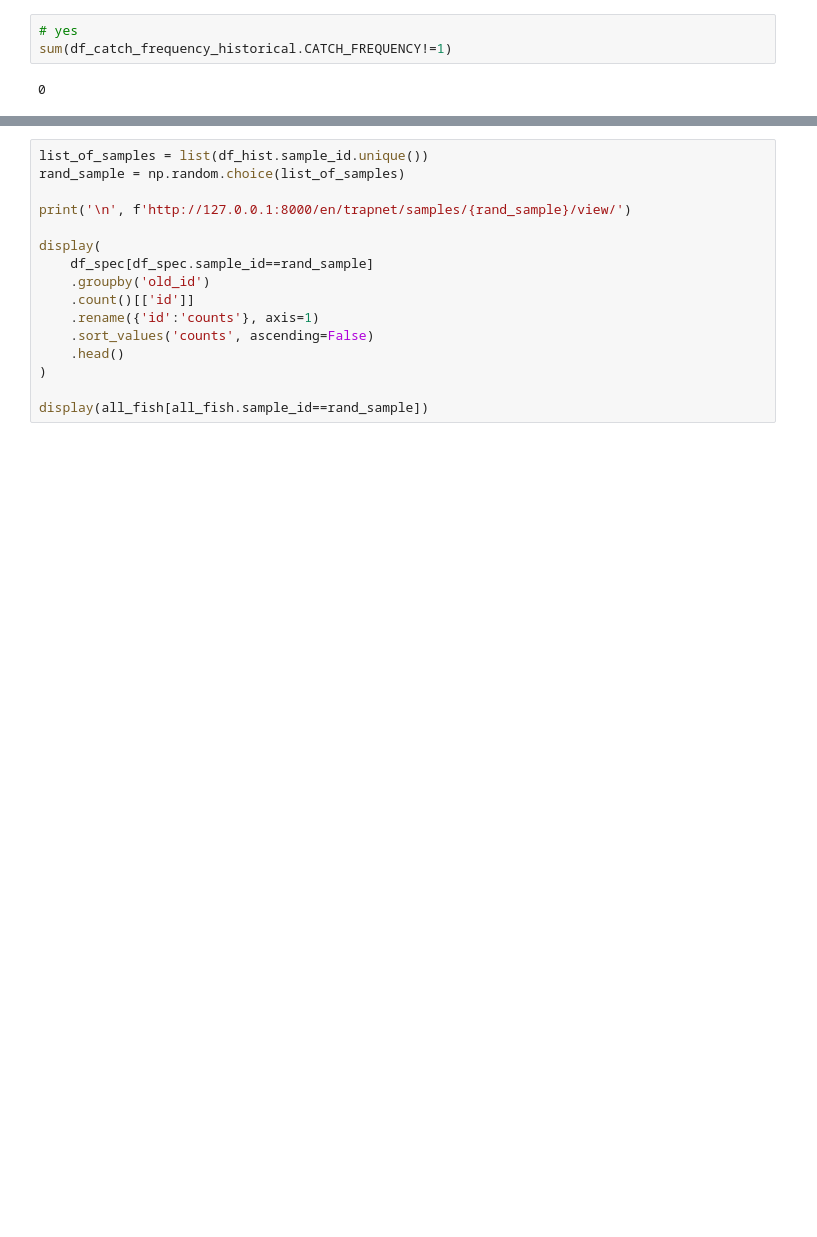
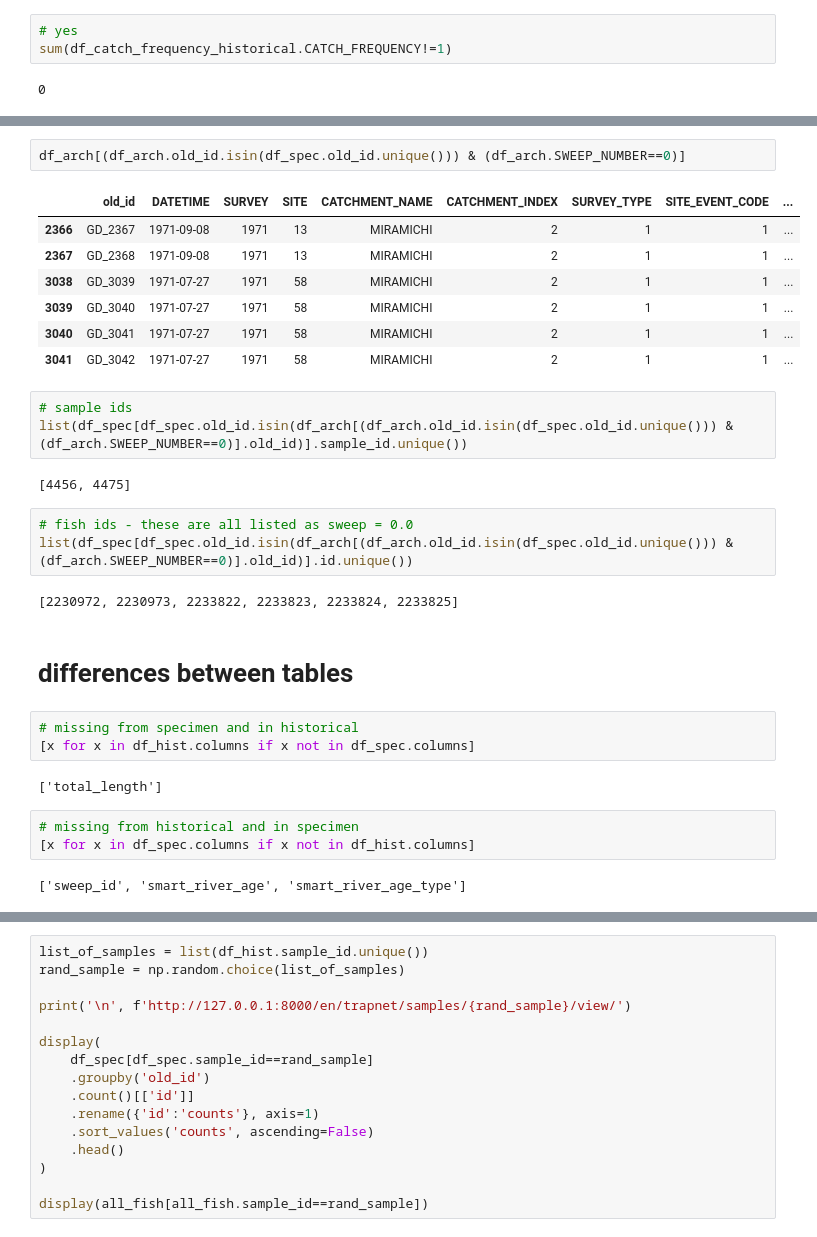
Before and after one commit to dfo-gulf-science/TrapNet-EDA, a Jupyter notebook: Trapnet Historical Data.ipynb, the cells around one changed output, grey strips where cells are left out. Drawn from its saved outputs; the diff is of its cells as text; blank space fills up the shorter version.

```diff
--- a/Trapnet Historical Data.ipynb
+++ b/Trapnet Historical Data.ipynb
@@ -211,0 +279,32 @@ sum(df_catch_frequency_historical.CATCH_FREQUENCY!=1)
+# %%
+df_arch[(df_arch.old_id.isin(df_spec.old_id.unique())) & (df_arch.SWEEP_NUMBER==0)]
+# %% [output]
+|  | old_id | DATETIME | SURVEY | SITE | CATCHMENT_NAME | CATCHMENT_INDEX | SURVEY_TYPE | SITE_EVENT_CODE | ... |
+| 2366 | GD_2367 | 1971-09-08 | 1971 | 13 | MIRAMICHI | 2 | 1 | 1 | ... |
+| 2367 | GD_2368 | 1971-09-08 | 1971 | 13 | MIRAMICHI | 2 | 1 | 1 | ... |
+| 3038 | GD_3039 | 1971-07-27 | 1971 | 58 | MIRAMICHI | 2 | 1 | 1 | ... |
+| 3039 | GD_3040 | 1971-07-27 | 1971 | 58 | MIRAMICHI | 2 | 1 | 1 | ... |
+| 3040 | GD_3041 | 1971-07-27 | 1971 | 58 | MIRAMICHI | 2 | 1 | 1 | ... |
+| 3041 | GD_3042 | 1971-07-27 | 1971 | 58 | MIRAMICHI | 2 | 1 | 1 | ... |
+# %%
+# sample ids
+list(df_spec[df_spec.old_id.isin(df_arch[(df_arch.old_id.isin(df_spec.old_id.unique())) & (df_arch.SWEEP_NUMBER==0)].old_id)].sample_id.unique())
+# %% [output]
+[4456, 4475]
+# %%
+# fish ids - these are all listed as sweep = 0.0
+list(df_spec[df_spec.old_id.isin(df_arch[(df_arch.old_id.isin(df_spec.old_id.unique())) & (df_arch.SWEEP_NUMBER==0)].old_id)].id.unique())
+# %% [output]
+[2230972, 2230973, 2233822, 2233823, 2233824, 2233825]
+# %% [markdown]
+# differences between tables
+# %%
+# missing from specimen and in historical
+[x for x in df_hist.columns if x not in df_spec.columns]
+# %% [output]
+['total_length']
+# %%
+# missing from historical and in specimen
+[x for x in df_spec.columns if x not in df_hist.columns]
+# %% [output]
+['sweep_id', 'smart_river_age', 'smart_river_age_type']
```
Also changed, not shown: parts of 13 cells of this notebook.
